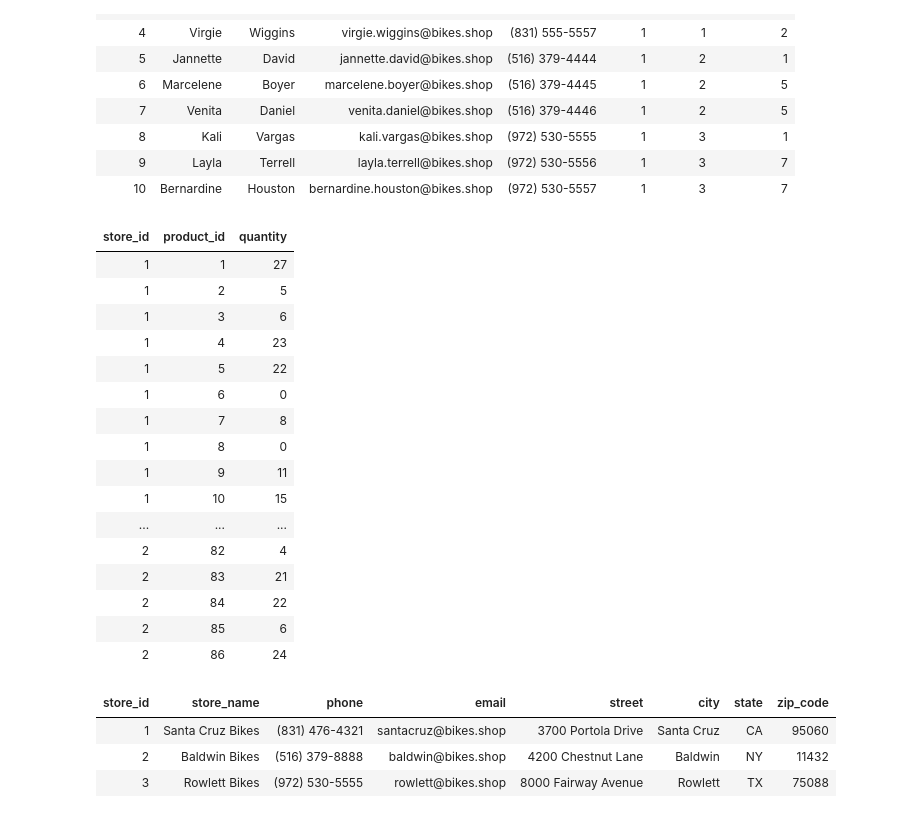
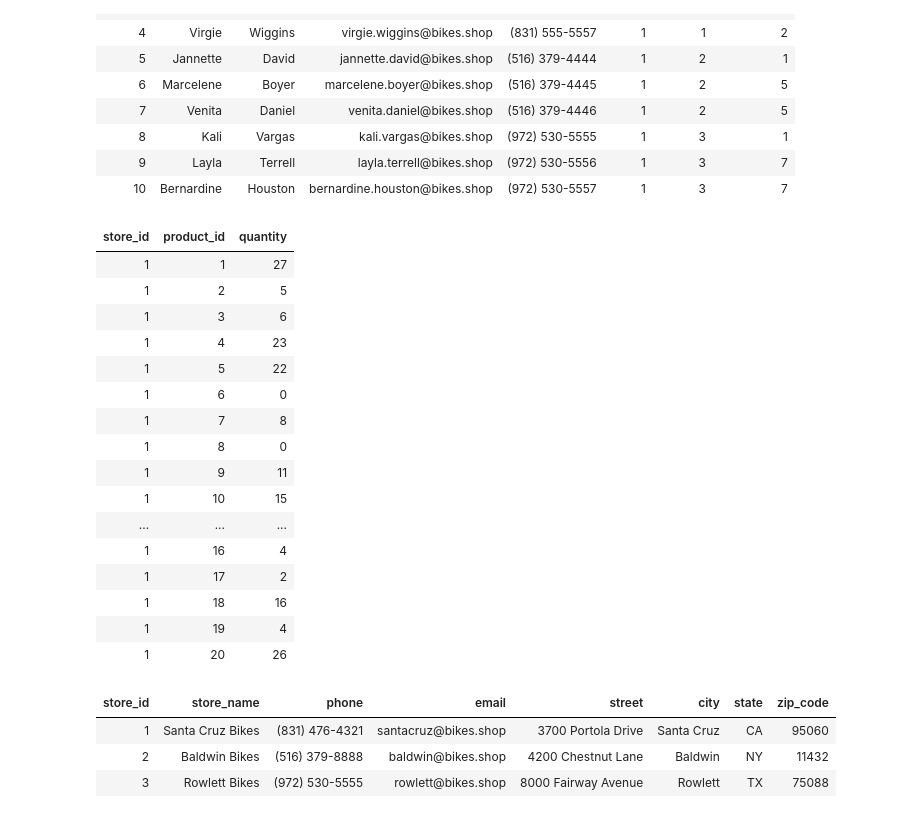
Before and after one commit to joaovilar/azure_databricks_datalake, a Jupyter notebook: azure data lake connect - raw.ipynb, the cells around one changed output. Cells and saved outputs as stored; diff of their text form; code cells hidden in the pictures.

```diff
--- a/azure data lake connect - raw.ipynb
+++ b/azure data lake connect - raw.ipynb
@@ -187,26 +187,26 @@ display(df_staffs)
 # %%
 # Leitura do arquivo stocks.csv
 
 df_stocks = spark.read.csv("dbfs:/mnt/biker-store/raw/stocks.csv", header=True, inferSchema=True)
-display(df_stocks)
+display(df_stocks.limit(20))
 # %% [output]
 | store_id | product_id | quantity |
 | 1 | 1 | 27 |
 | 1 | 2 | 5 |
 | 1 | 3 | 6 |
 | 1 | 4 | 23 |
 | 1 | 5 | 22 |
 | 1 | 6 | 0 |
 | 1 | 7 | 8 |
 | 1 | 8 | 0 |
 | 1 | 9 | 11 |
 | 1 | 10 | 15 |
 | ... | ... | ... |
-| 2 | 82 | 4 |
-| 2 | 83 | 21 |
-| 2 | 84 | 22 |
-| 2 | 85 | 6 |
-| 2 | 86 | 24 |
+| 1 | 16 | 4 |
+| 1 | 17 | 2 |
+| 1 | 18 | 16 |
+| 1 | 19 | 4 |
+| 1 | 20 | 26 |
 # %%
 # Leitura do arquivo stores.csv
 
```
Also changed, not shown: parts of 3 cells of this notebook.
